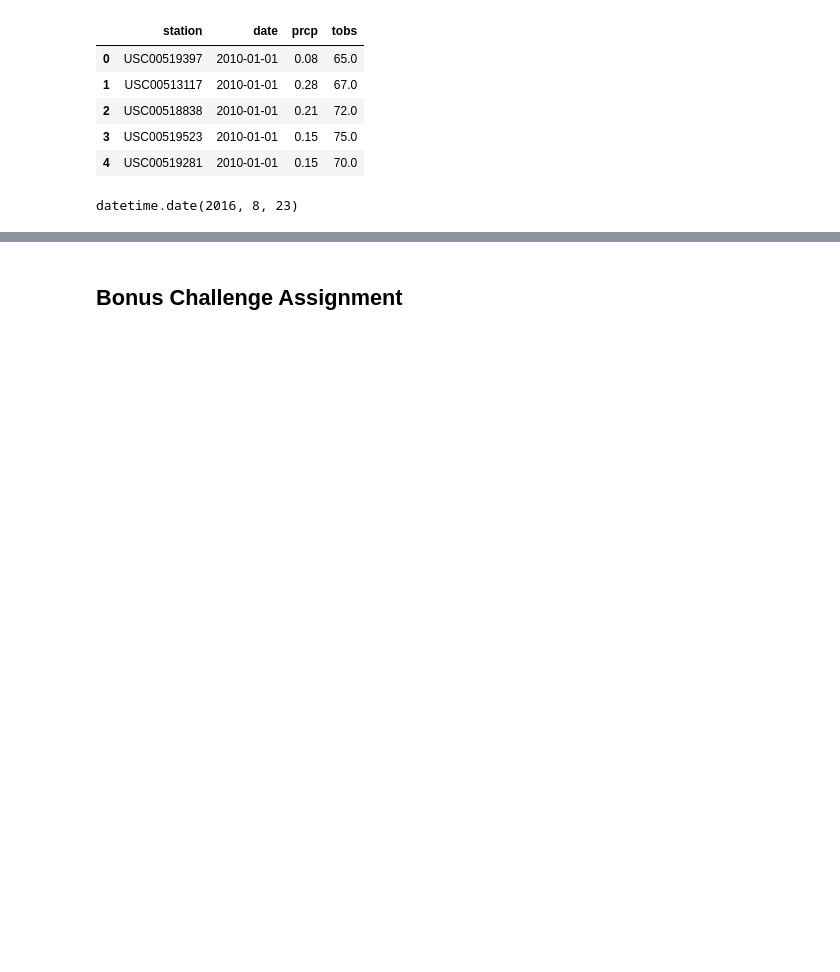
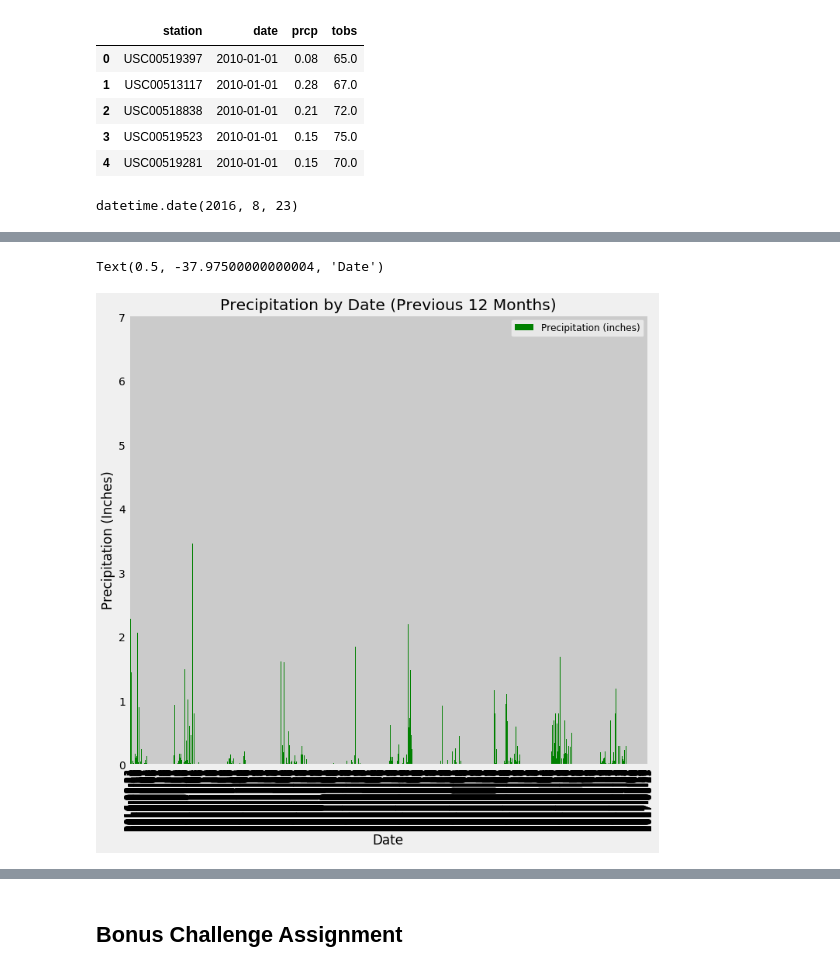
Before and after one commit to cdfencing/SQLalchemy-Challenge, a Jupyter notebook: climate_analysis.ipynb, the cells around one changed output, grey strips where cells are left out. Cells and saved outputs as stored; diff of their text form; code cells hidden in the pictures; blank space fills up the shorter version.

Commit message:
deeper analysis of data

```diff
--- a/climate_analysis.ipynb
+++ b/climate_analysis.ipynb
@@ -36,3 +56,3 @@ Station = Base.classes.station
 # %%
 # Create a session
-session = Session(engine)
+session = Session(bind=engine)
@@ -92,19 +83,6 @@ Year_ago
 datetime.date(2016, 8, 23)
 # %%
 # Query to retrieve the last 12 months of precipitation data and plot the results
-Precipitation = session.query(Measurement.date, Measurement.prcp).\
+Precipitation_last_year = session.query(Measurement.date, Measurement.prcp).\
     filter(Measurement.date > '2016-08-22').\
     order_by(Measurement.date).all()
-
-#SHOULD WE DROP NA? THERE ARE SOME NONE VALUES, IF SO HOW?????
-
-#ROTATE THE X AXIS?????????
-
-Precipitation_plot = pd.DataFrame(Precipitation, columns=['date', 'prcp'])
-Precipitation_plot.set_index('date', inplace=True)
-Precipitation_plot.plot.line(figsize=(10,10))
-plt.tight_layout()
-
-plt.title("Precipitation by Date")
-plt.xlabel("Date")
-plt.ylabel("Precipitation (Inches)")
@@ -113,0 +89,7 @@ Text(41.1, 0.5, 'Precipitation (Inches)')
+# %%
+# Put the last 12 months of precipitation data into dataframe with date
+# Utilize the date as the index and drop null values
+Precipitation_data = pd.DataFrame(Precipitation_last_year, columns=['Date', 'Precipitation (inches)'])
+Precipitation_data.set_index('Date', inplace=True)
+Precipitation_data = Precipitation_data.dropna()
+Precipitation_data.head()
@@ -113,0 +104,13 @@ Text(41.1, 0.5, 'Precipitation (Inches)')
+# %%
+# Create a plot of the precipitation data for the past 12 months
+color = 'green'
+Precipitation_plot = Precipitation_data.plot(kind='bar', color = color, figsize=(10,10))
+plt.tight_layout()
+Precipitation_plot.grid(True)
+plt.legend(fontsize="12")
+plt.title("Precipitation by Date (Previous 12 Months)")
+plt.ylabel("Precipitation (Inches)")
+plt.xlabel("Date")
+# %% [output]
+Text(0.5, -37.97500000000004, 'Date')
+[figure, added]
```
Also changed, not shown: parts of 26 cells of this notebook.
